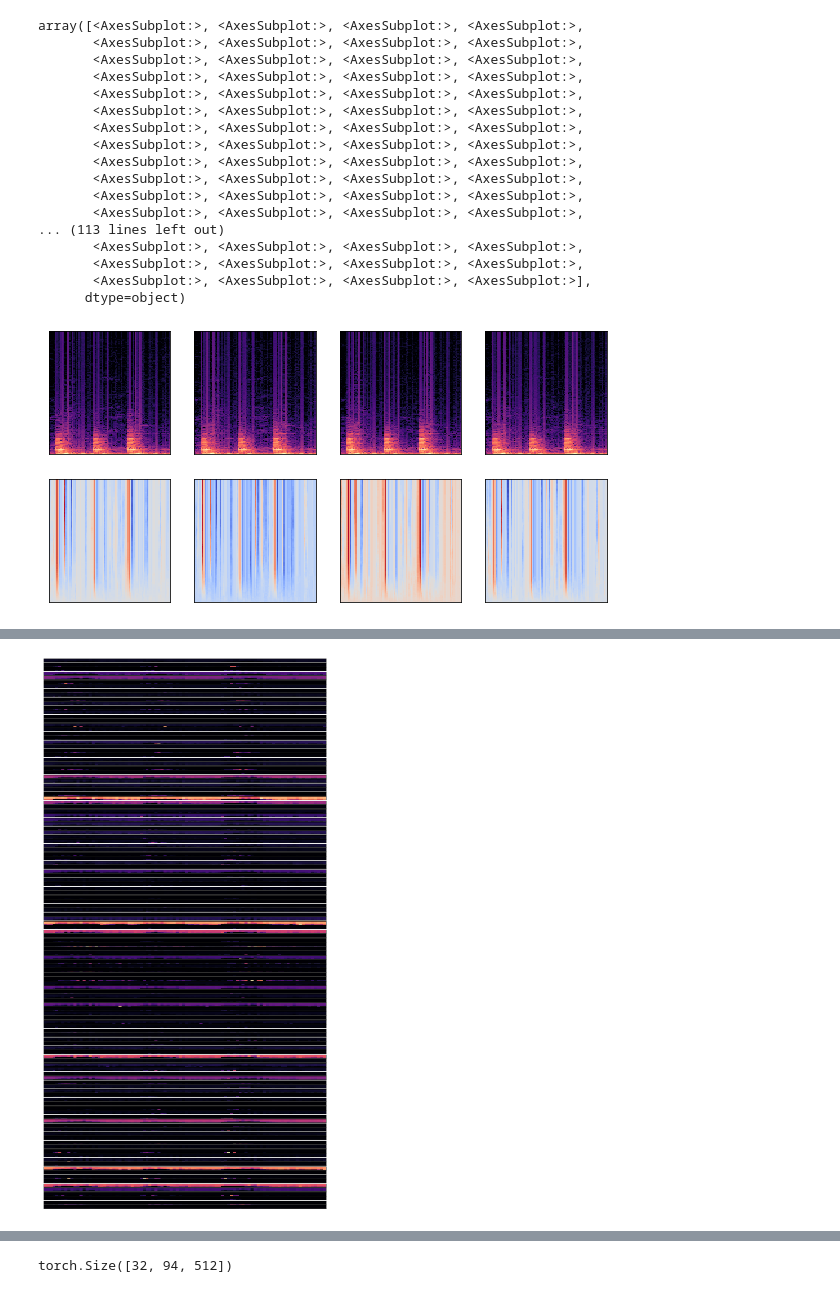
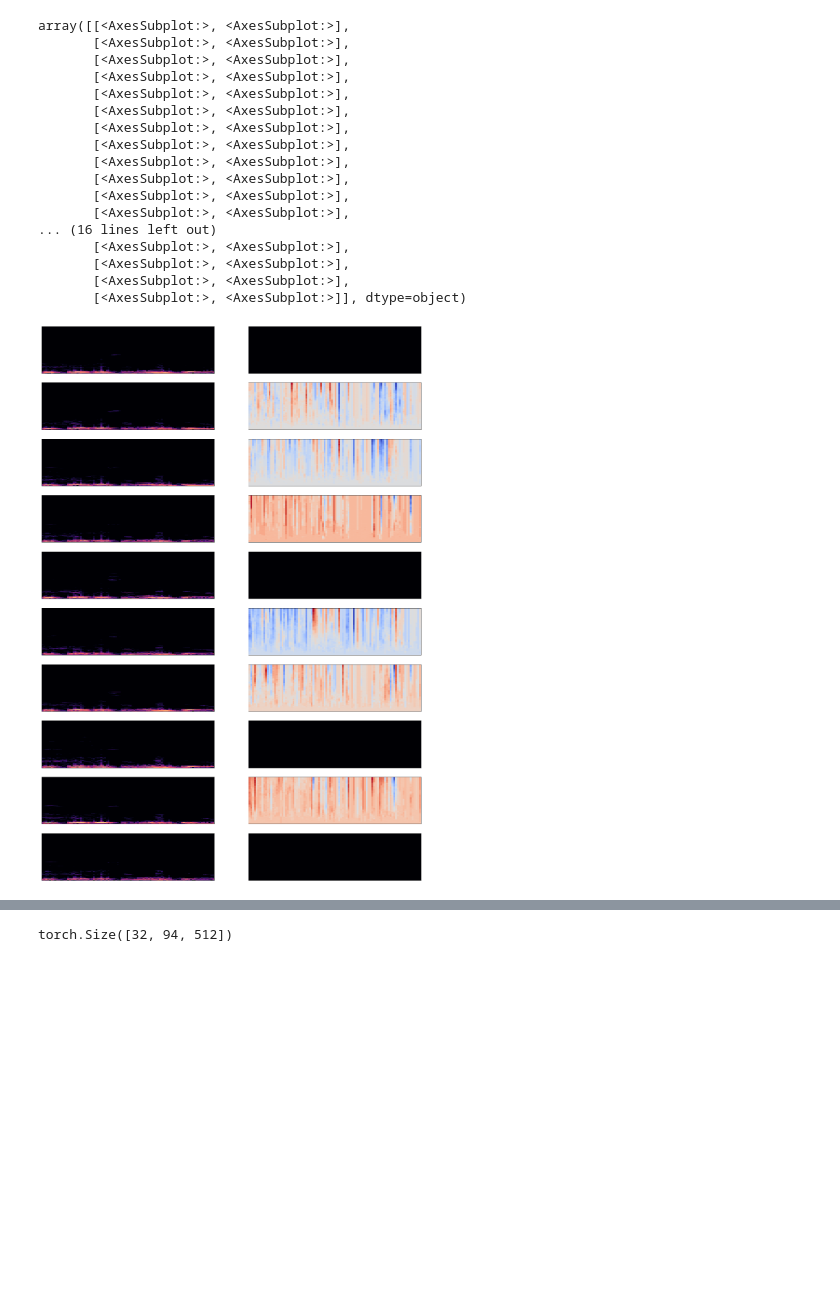
Before and after one commit to SOUNDS-RESEARCH/complex_neural_source_localization, a Jupyter notebook: notebooks/Model Visualization.ipynb, the cells around one changed output, grey strips where cells are left out. Saved outputs shown, nothing was run; the diff lists cells and outputs as text; code cells hidden in the pictures; blank space fills up the shorter version.

```diff
--- a/notebooks/Model Visualization.ipynb
+++ b/notebooks/Model Visualization.ipynb
@@ -24,5 +24,5 @@ GlobalHydra.instance().clear()
 initialize(config_path="../config")
 config = compose("config")
 
-MODEL_CHECKPOINT_PATH = "/Users/ezajlerg/datasets/complex_valued_source_localization/weights_4.ckpt"
+MODEL_CHECKPOINT_PATH = "/Users/ezajlerg/datasets/complex_valued_source_localization/weights_5.ckpt"
 # %%
@@ -40,32 +40,32 @@ feature_maps = model.model.feature_maps
 # %%
 feature_maps = model.model.feature_maps
 
-batch_idx = 3
-plot_multichannel_spectrogram(feature_maps["stft"][batch_idx], close=False)
+batch_idx = 5
+plot_multichannel_spectrogram(feature_maps["stft"][batch_idx], mode="row", figsize=(20, 30), close=False)
 plot_multichannel_spectrogram(feature_maps["conv_0"][batch_idx].transpose(-1, -2), close=False, mode="row",
-                figsize=(10, 20), unwrap=True)
-plot_real_feature_maps(feature_maps["conv_1"][batch_idx].transpose(-1, -2), close=False, mode="row",
-                figsize=(10, 20))
-plot_real_feature_maps(feature_maps["conv_2"][batch_idx].transpose(-1, -2), close=False, mode="row",
-                figsize=(10, 20))
-plot_real_feature_maps(feature_maps["conv_3"][batch_idx].transpose(-1, -2), close=False, mode="row",
-                figsize=(10, 20))
+                figsize=(20, 30), unwrap=True)
+# plot_real_feature_maps(feature_maps["conv_1"][batch_idx].transpose(-1, -2), close=False, mode="row",
+#                 figsize=(10, 20))
+# plot_real_feature_maps(feature_maps["conv_2"][batch_idx].transpose(-1, -2), close=False, mode="row",
+#                 figsize=(10, 20))
+# plot_real_feature_maps(feature_maps["conv_3"][batch_idx].transpose(-1, -2), close=False, mode="row",
+#                 figsize=(10, 20))
 # %% [output]
-array([<AxesSubplot:>, <AxesSubplot:>, <AxesSubplot:>, <AxesSubplot:>,
-       <AxesSubplot:>, <AxesSubplot:>, <AxesSubplot:>, <AxesSubplot:>,
-       <AxesSubplot:>, <AxesSubplot:>, <AxesSubplot:>, <AxesSubplot:>,
-       <AxesSubplot:>, <AxesSubplot:>, <AxesSubplot:>, <AxesSubplot:>,
-       <AxesSubplot:>, <AxesSubplot:>, <AxesSubplot:>, <AxesSubplot:>,
-       <AxesSubplot:>, <AxesSubplot:>, <AxesSubplot:>, <AxesSubplot:>,
-       <AxesSubplot:>, <AxesSubplot:>, <AxesSubplot:>, <AxesSubplot:>,
-       <AxesSubplot:>, <AxesSubplot:>, <AxesSubplot:>, <AxesSubplot:>,
-       <AxesSubplot:>, <AxesSubplot:>, <AxesSubplot:>, <AxesSubplot:>,
-       <AxesSubplot:>, <AxesSubplot:>, <AxesSubplot:>, <AxesSubplot:>,
-       <AxesSubplot:>, <AxesSubplot:>, <AxesSubplot:>, <AxesSubplot:>,
-       <AxesSubplot:>, <AxesSubplot:>, <AxesSubplot:>, <AxesSubplot:>,
-... (113 lines left out)
-       <AxesSubplot:>, <AxesSubplot:>, <AxesSubplot:>, <AxesSubplot:>,
-       <AxesSubplot:>, <AxesSubplot:>, <AxesSubplot:>, <AxesSubplot:>,
-       <AxesSubplot:>, <AxesSubplot:>, <AxesSubplot:>, <AxesSubplot:>],
-      dtype=object)
+array([[<AxesSubplot:>, <AxesSubplot:>],
+       [<AxesSubplot:>, <AxesSubplot:>],
+       [<AxesSubplot:>, <AxesSubplot:>],
+       [<AxesSubplot:>, <AxesSubplot:>],
+       [<AxesSubplot:>, <AxesSubplot:>],
+       [<AxesSubplot:>, <AxesSubplot:>],
+       [<AxesSubplot:>, <AxesSubplot:>],
+       [<AxesSubplot:>, <AxesSubplot:>],
+       [<AxesSubplot:>, <AxesSubplot:>],
+       [<AxesSubplot:>, <AxesSubplot:>],
+       [<AxesSubplot:>, <AxesSubplot:>],
+       [<AxesSubplot:>, <AxesSubplot:>],
+... (16 lines left out)
+       [<AxesSubplot:>, <AxesSubplot:>],
+       [<AxesSubplot:>, <AxesSubplot:>],
+       [<AxesSubplot:>, <AxesSubplot:>],
+       [<AxesSubplot:>, <AxesSubplot:>]], dtype=object)
-[figure, old version]
+[figure, new version]
@@ -73 +72,0 @@ array([<AxesSubplot:>, <AxesSubplot:>, <AxesSubplot:>, <AxesSubplot:>,
-[figure, removed]
```
Also changed, not shown: parts of 2 cells of this notebook, 3 other files.
